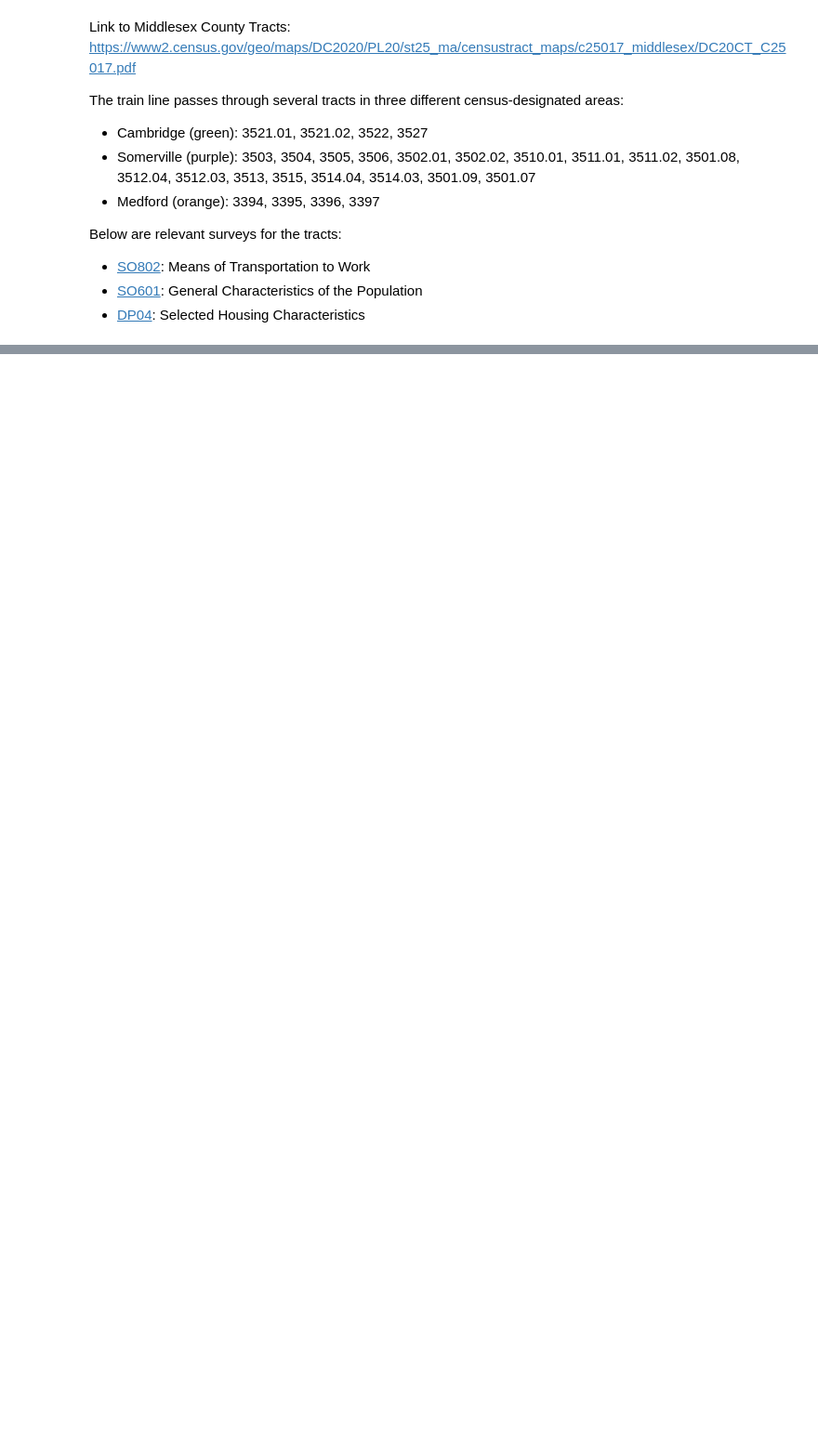
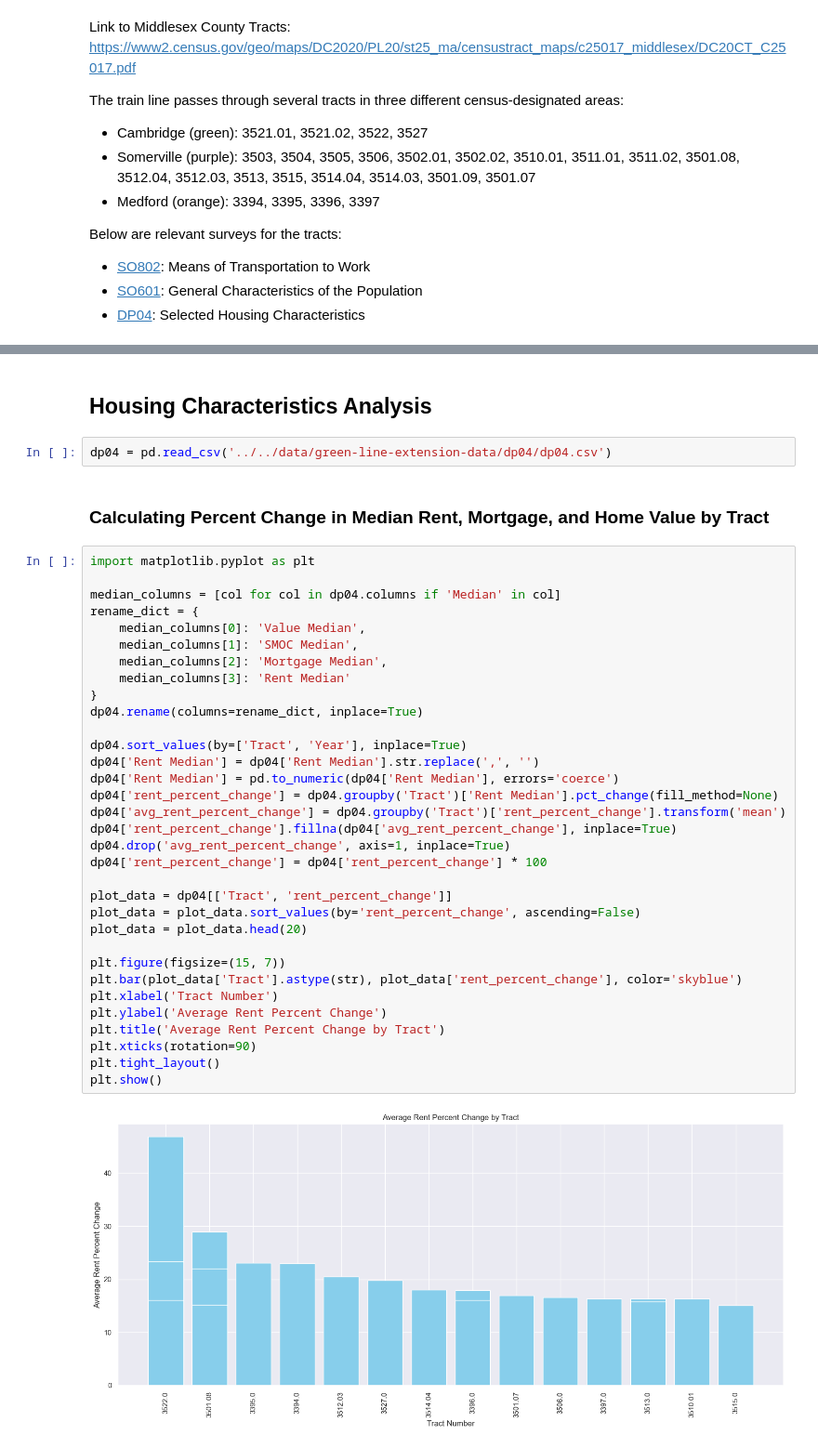
Before and after one commit to BU-CS210A-S23/ds-livable-streets-infra, a Jupyter notebook: sp24-team-c/deliverables/green-line-mid-semester/green-line-mid-semester.ipynb, the cells around one changed output, grey strips where cells are left out. Shown at 93% size. Saved outputs shown, nothing was run; the diff lists cells and outputs as text; blank space fills up the shorter version.

Commit message:
Add SVC analysis on housing characteristics around GLX

```diff
--- a/sp24-team-c/deliverables/green-line-mid-semester/green-line-mid-semester.ipynb
+++ b/sp24-team-c/deliverables/green-line-mid-semester/green-line-mid-semester.ipynb
@@ -194,0 +184,41 @@ s0802.head()
+# %% [markdown]
+## Housing Characteristics Analysis
+# %%
+dp04 = pd.read_csv('../../data/green-line-extension-data/dp04/dp04.csv')
+# %% [markdown]
+### Calculating Percent Change in Median Rent, Mortgage, and Home Value by Tract
+# %%
+import matplotlib.pyplot as plt
+
+median_columns = [col for col in dp04.columns if 'Median' in col]
+rename_dict = {
+    median_columns[0]: 'Value Median',
+    median_columns[1]: 'SMOC Median',
+    median_columns[2]: 'Mortgage Median',
+    median_columns[3]: 'Rent Median'
+}
+dp04.rename(columns=rename_dict, inplace=True)
+
+dp04.sort_values(by=['Tract', 'Year'], inplace=True)
+dp04['Rent Median'] = dp04['Rent Median'].str.replace(',', '')
+dp04['Rent Median'] = pd.to_numeric(dp04['Rent Median'], errors='coerce')
+dp04['rent_percent_change'] = dp04.groupby('Tract')['Rent Median'].pct_change(fill_method=None)
+dp04['avg_rent_percent_change'] = dp04.groupby('Tract')['rent_percent_change'].transform('mean')
+dp04['rent_percent_change'].fillna(dp04['avg_rent_percent_change'], inplace=True)
+dp04.drop('avg_rent_percent_change', axis=1, inplace=True)
+dp04['rent_percent_change'] = dp04['rent_percent_change'] * 100
+
+plot_data = dp04[['Tract', 'rent_percent_change']]
+plot_data = plot_data.sort_values(by='rent_percent_change', ascending=False)
+plot_data = plot_data.head(20)
+
+plt.figure(figsize=(15, 7))
+plt.bar(plot_data['Tract'].astype(str), plot_data['rent_percent_change'], color='skyblue')
+plt.xlabel('Tract Number')
+plt.ylabel('Average Rent Percent Change')
+plt.title('Average Rent Percent Change by Tract')
+plt.xticks(rotation=90)
+plt.tight_layout()
+plt.show()
+# %% [output]
+[figure, added]
```
Also changed, not shown: parts of 13 cells of this notebook.
